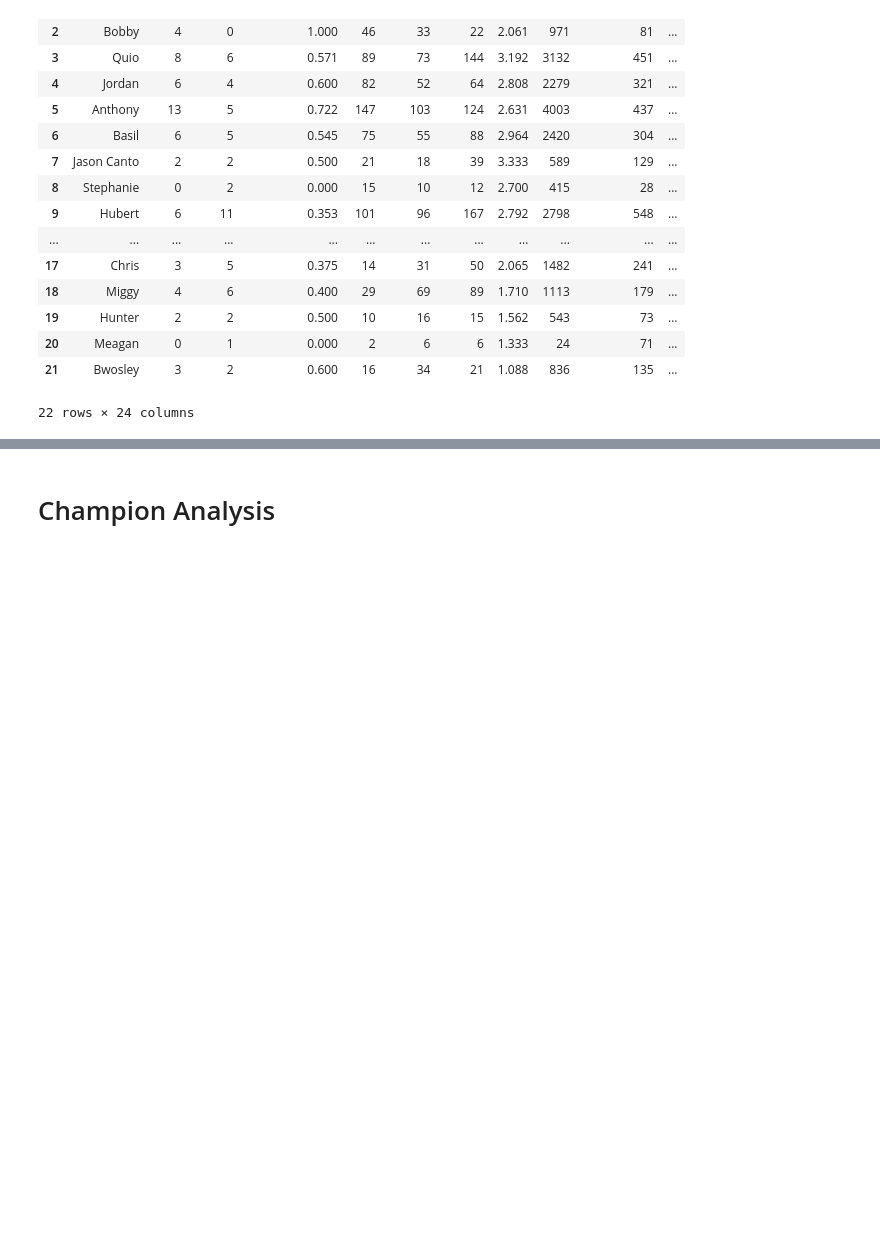
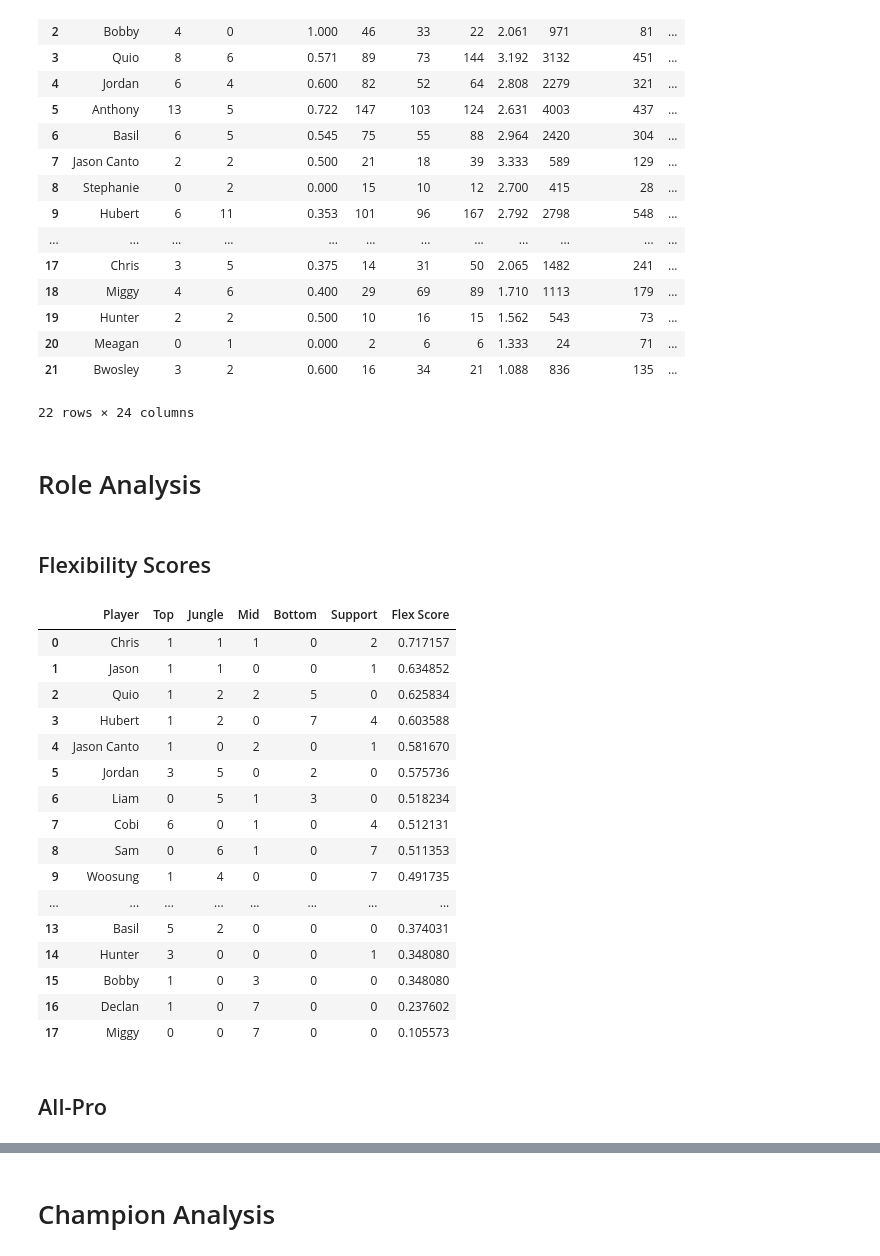
Before and after one commit to raclan/HLCS, a Jupyter notebook: stats_notebook.ipynb, the cells around one changed output, grey strips where cells are left out. Cells and saved outputs as stored; diff of their text form; code cells hidden in the pictures; blank space fills up the shorter version.

```diff
--- a/stats_notebook.ipynb
+++ b/stats_notebook.ipynb
@@ -313,3 +316,7 @@ final_ps
 final_ps.to_csv(cwd + '/ExportData/PlayerStats/HLCS_player_statistics_'+ date + '.csv', index=False)
 
 # final_ps.to_csv(cwd + '/S2_HLCS_player_statistics.csv', index=False)
+# %% [markdown]
+# Role Analysis
+# %% [markdown]
+## Flexibility Scores
@@ -315,0 +347,52 @@ final_ps.to_csv(cwd + '/ExportData/PlayerStats/HLCS_player_statistics_'+ date +
+# %%
+def get_roles(player):
+    roles = raw_ps[raw_ps['Player'] == player]['Role'].value_counts()
+
+    top = 0
+    jungle = 0
+    mid = 0
+    bottom = 0
+    support = 0
+
+    for i in range(len(roles)):
+        match roles.index[i]:
+            case 'Top':
+                top = roles[i]
+            case 'Jungle':
+                jungle = roles[i]
+            case 'Mid':
+                mid = roles[i]
+            case 'Bottom':
+                bottom = roles[i]
+            case 'Support':
+                support = roles[i]
+
+    flex_score = 1 - np.std([top, jungle, mid, bottom, support] / (top + jungle + mid + bottom + support), ddof=4)
+
+    return [player, top, jungle, mid, bottom, support, flex_score]
+# %%
+flex_scores = pd.DataFrame(columns=['Player', 'Top', 'Jungle', 'Mid', 'Bottom', 'Support', 'Flex Score'])
+
+for p in raw_ps['Player'].unique():
+    flex_scores.loc[len(flex_scores)] = get_roles(p)
+# %%
+flex_scores = flex_scores.sort_values(by='Flex Score', ascending=False).reset_index(drop=True)
+flex_scores
+# %% [output]
+|  | Player | Top | Jungle | Mid | Bottom | Support | Flex Score |
+| 0 | Chris | 1 | 1 | 1 | 0 | 2 | 0.717157 |
+| 1 | Jason | 1 | 1 | 0 | 0 | 1 | 0.634852 |
+| 2 | Quio | 1 | 2 | 2 | 5 | 0 | 0.625834 |
+| 3 | Hubert | 1 | 2 | 0 | 7 | 4 | 0.603588 |
+| 4 | Jason Canto | 1 | 0 | 2 | 0 | 1 | 0.581670 |
+| 5 | Jordan | 3 | 5 | 0 | 2 | 0 | 0.575736 |
+| 6 | Liam | 0 | 5 | 1 | 3 | 0 | 0.518234 |
+| 7 | Cobi | 6 | 0 | 1 | 0 | 4 | 0.512131 |
+| 8 | Sam | 0 | 6 | 1 | 0 | 7 | 0.511353 |
+| 9 | Woosung | 1 | 4 | 0 | 0 | 7 | 0.491735 |
+| ... | ... | ... | ... | ... | ... | ... | ... |
+| 13 | Basil | 5 | 2 | 0 | 0 | 0 | 0.374031 |
+| 14 | Hunter | 3 | 0 | 0 | 0 | 1 | 0.348080 |
+| 15 | Bobby | 1 | 0 | 3 | 0 | 0 | 0.348080 |
+| 16 | Declan | 1 | 0 | 7 | 0 | 0 | 0.237602 |
+| 17 | Miggy | 0 | 0 | 7 | 0 | 0 | 0.105573 |
@@ -315,0 +401,2 @@ final_ps.to_csv(cwd + '/ExportData/PlayerStats/HLCS_player_statistics_'+ date +
+# %% [markdown]
+## All-Pro
```
Also changed, not shown: parts of 7 cells of this notebook, 5 other files.
